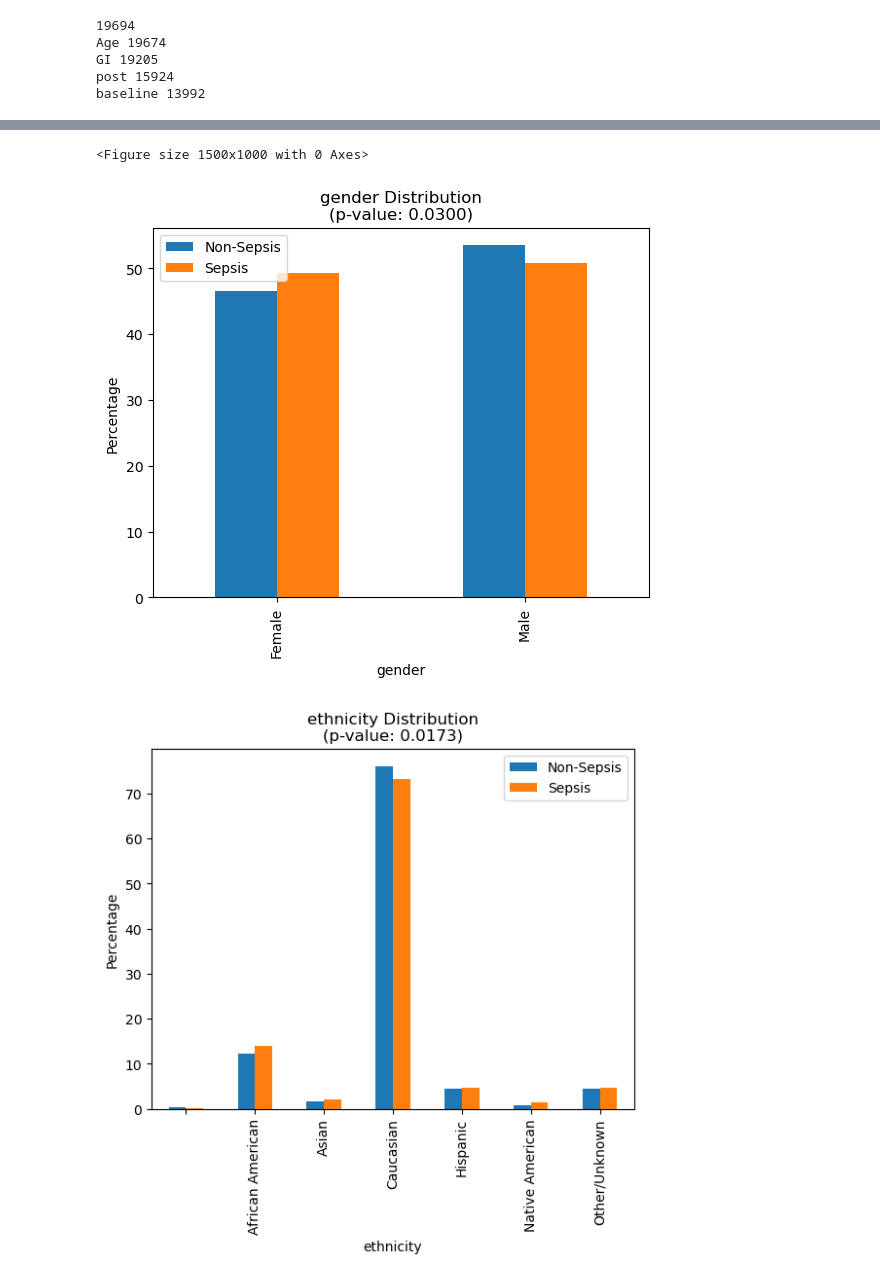
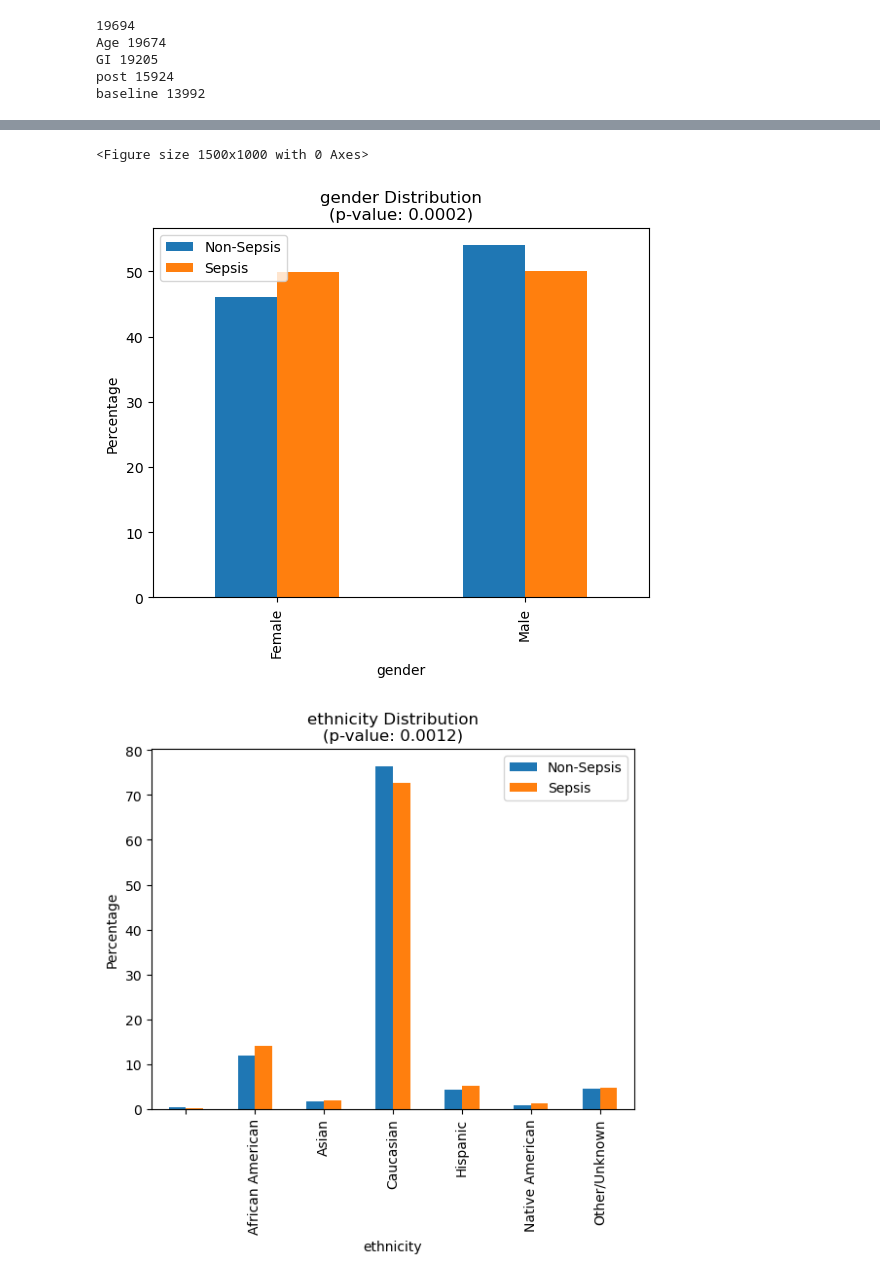
Before and after one commit to jhn-nt/hcrbct, a Jupyter notebook: sepsis_eda.ipynb, the cells around one changed output, grey strips where cells are left out. Saved outputs shown, nothing was run; the diff lists cells and outputs as text; code cells hidden in the pictures.

Commit message:
Updated sepsis query - recompute analysis and tables

```diff
--- a/sepsis_eda.ipynb
+++ b/sepsis_eda.ipynb
@@ -20,11 +20,11 @@ OFFSET=6
 # %%
 PROCEDURES=Path("./procedures")
 # PROJECT_ID=os.getenv('PROJECTID')
-PROJECT_ID="clinical-entity-extraction"
+# PROJECT_ID="clinical-entity-extraction"
+PROJECT_ID = "physio-414520"
 # %%
 sep_df=read_gbq(PROCEDURES / "sepsis.sql",project_id=PROJECT_ID)
-sep_df=sep_df.sort_values(by=['patientunitstayid','sepsisOffset'])
-sep_df.sepsisOffset=sep_df.sepsisOffset/60
+sep_df=sep_df.sort_values(by=['patientunitstayid'])
 # 23479 uniqque patients
 # %%
 # # Transfusiuon Data
@@ -266,35 +350,4 @@ See the caveats in the documentation: https://pandas.pydata.org/pandas-docs/stab
 # %%
-# EDA and Statistical Analysis for Sepsis Dataset
-import pandas as pd
-import matplotlib.pyplot as plt
-import seaborn as sns
-from scipy import stats
-
-# 1. Basic statistics comparison
-def compare_groups(df, column):
-    sepsis = df[df['has_sepsis'] == 1][column]
-    non_sepsis = df[df['has_sepsis'] == 0][column]
-
-    # Perform t-test
-    t_stat, p_value = stats.ttest_ind(sepsis, non_sepsis, nan_policy='omit')
-
-    return pd.DataFrame({
-        'Sepsis Mean': [sepsis.mean()],
-        'Non-Sepsis Mean': [non_sepsis.mean()],
-        'Difference': [sepsis.mean() - non_sepsis.mean()],
-        'P-value': [p_value]
-    })
-
-# Numerical features to compare
-numerical_features = ['age', 'initial_weight', 'ICU_Stay', 'Time_prior_ICU',
-                     'Total_time', 'netTotal', 'intakeTotal', 'outputTotal',
-                     'treatment_effect', 'baseline']
-
-# Create comparison table
-comparison_results = pd.concat([compare_groups(df, col) for col in numerical_features],
-                             keys=numerical_features)
-print("Numerical Features Comparison:")
-print(comparison_results)
 
 # 2. Categorical features analysis
 categorical_features = ['gender', 'ethnicity', 'icu_outcome', 'hosp_outcome']
@@ -367,3 +420,3 @@ baseline         0     7.317221         7.588273   -0.271051  9.510603e-14
 <Figure size 1500x1000 with 0 Axes>
-[figure, old version]
+[figure, new version]
-[figure, old version]
+[figure, new version]
```
Also changed, not shown: parts of 10 cells of this notebook, 4 other files.
